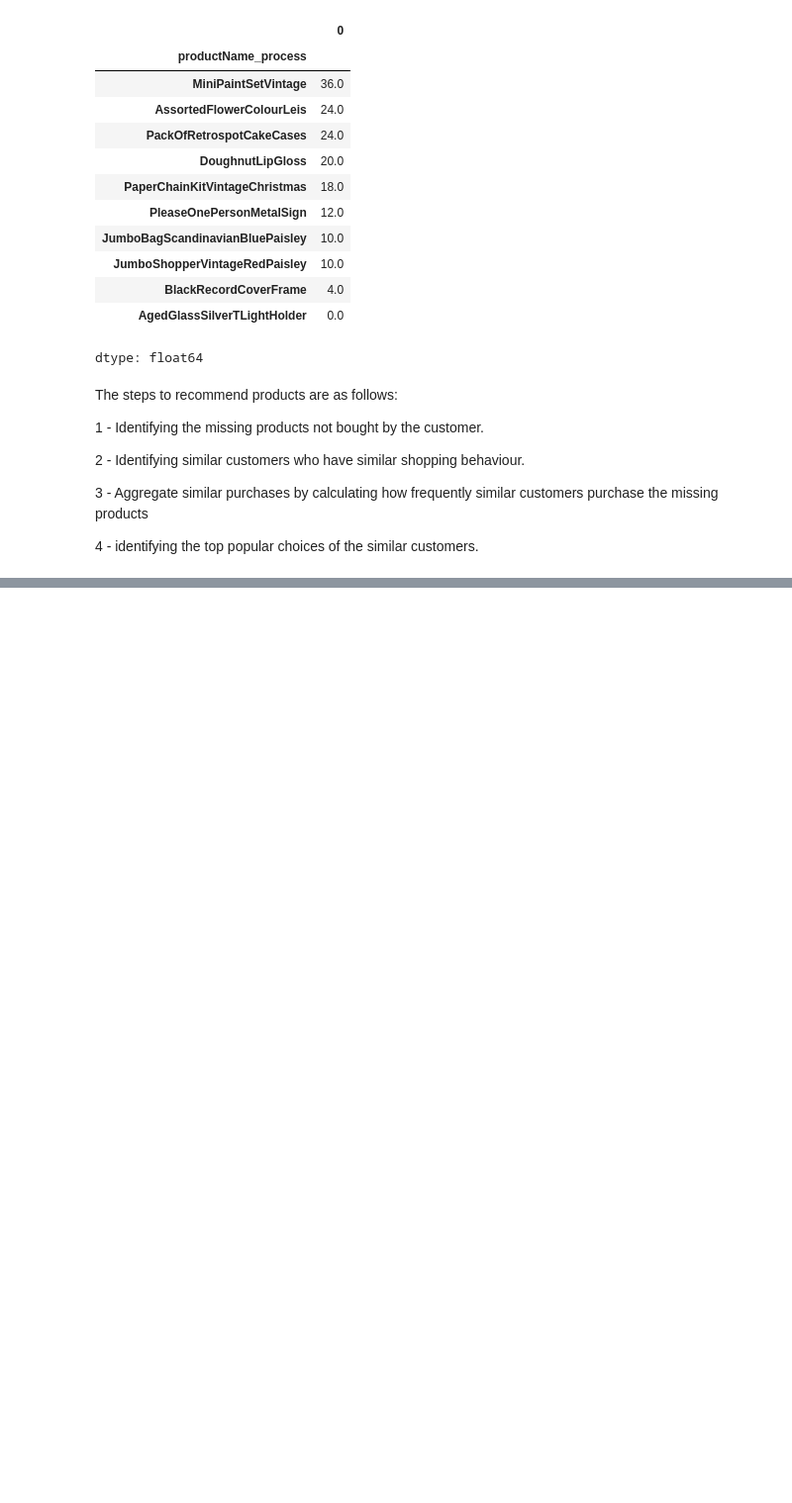
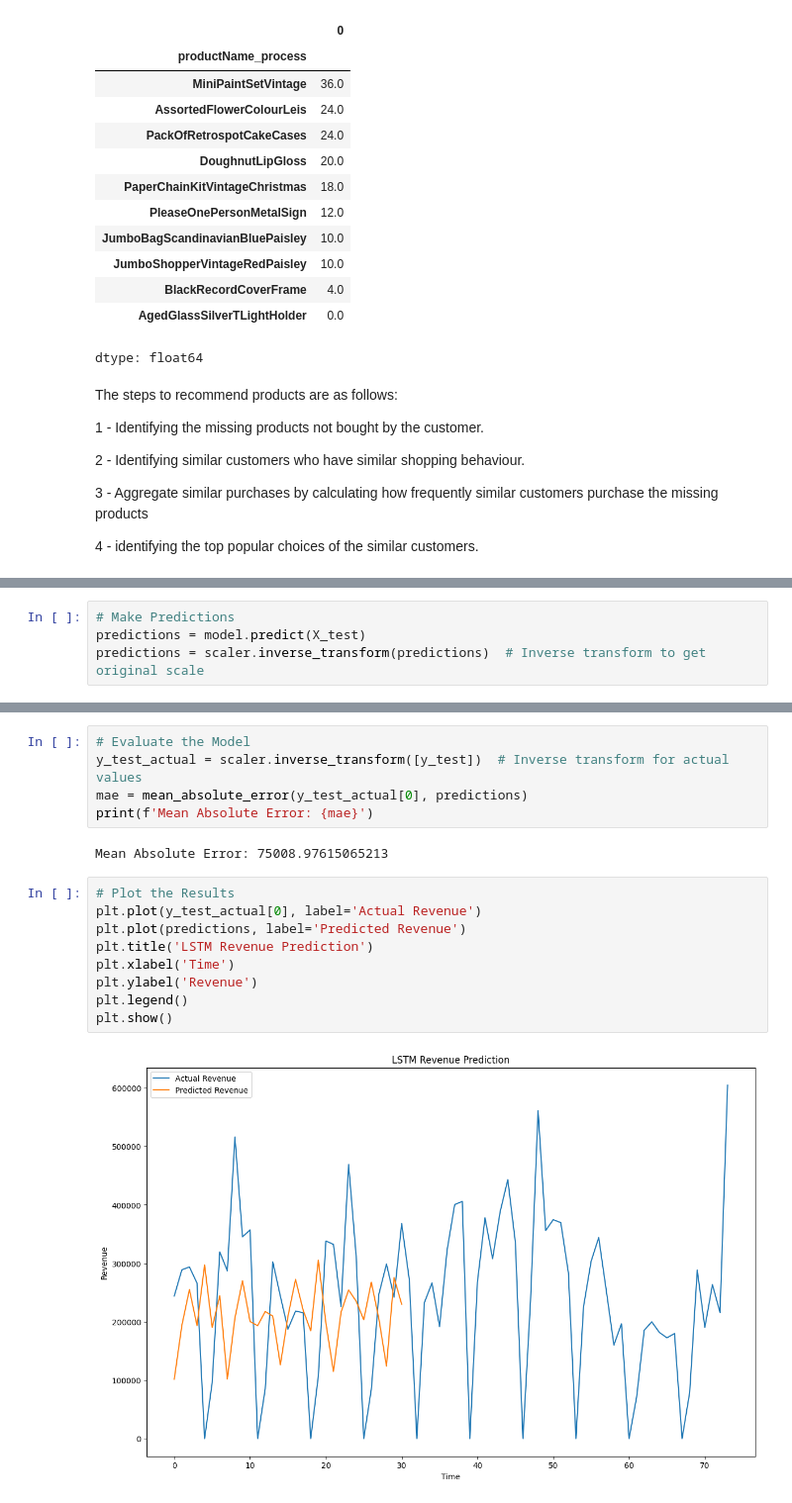
Before and after one commit to alireza-montazeri/SIT742-Assignment-2, a Jupyter notebook: SIT742Task2.ipynb, the cells around one changed output, grey strips where cells are left out. Shown at 99% size. Saved outputs shown, nothing was run; the diff lists cells and outputs as text; blank space fills up the shorter version.

```diff
--- a/SIT742Task2.ipynb
+++ b/SIT742Task2.ipynb
@@ -804,0 +1132,4 @@ The steps to recommend products are as follows:
+# %%
+# Make Predictions
+predictions = model.predict(X_test)
+predictions = scaler.inverse_transform(predictions)  # Inverse transform to get original scale
@@ -804,0 +1138,18 @@ The steps to recommend products are as follows:
+# %%
+# Evaluate the Model
+y_test_actual = scaler.inverse_transform([y_test])  # Inverse transform for actual values
+mae = mean_absolute_error(y_test_actual[0], predictions)
+print(f'Mean Absolute Error: {mae}')
+# %% [output]
+Mean Absolute Error: 75008.97615065213
+# %%
+# Plot the Results
+plt.plot(y_test_actual[0], label='Actual Revenue')
+plt.plot(predictions, label='Predicted Revenue')
+plt.title('LSTM Revenue Prediction')
+plt.xlabel('Time')
+plt.ylabel('Revenue')
+plt.legend()
+plt.show()
+# %% [output]
+[figure, added]
```
Also changed, not shown: parts of 22 cells of this notebook.
